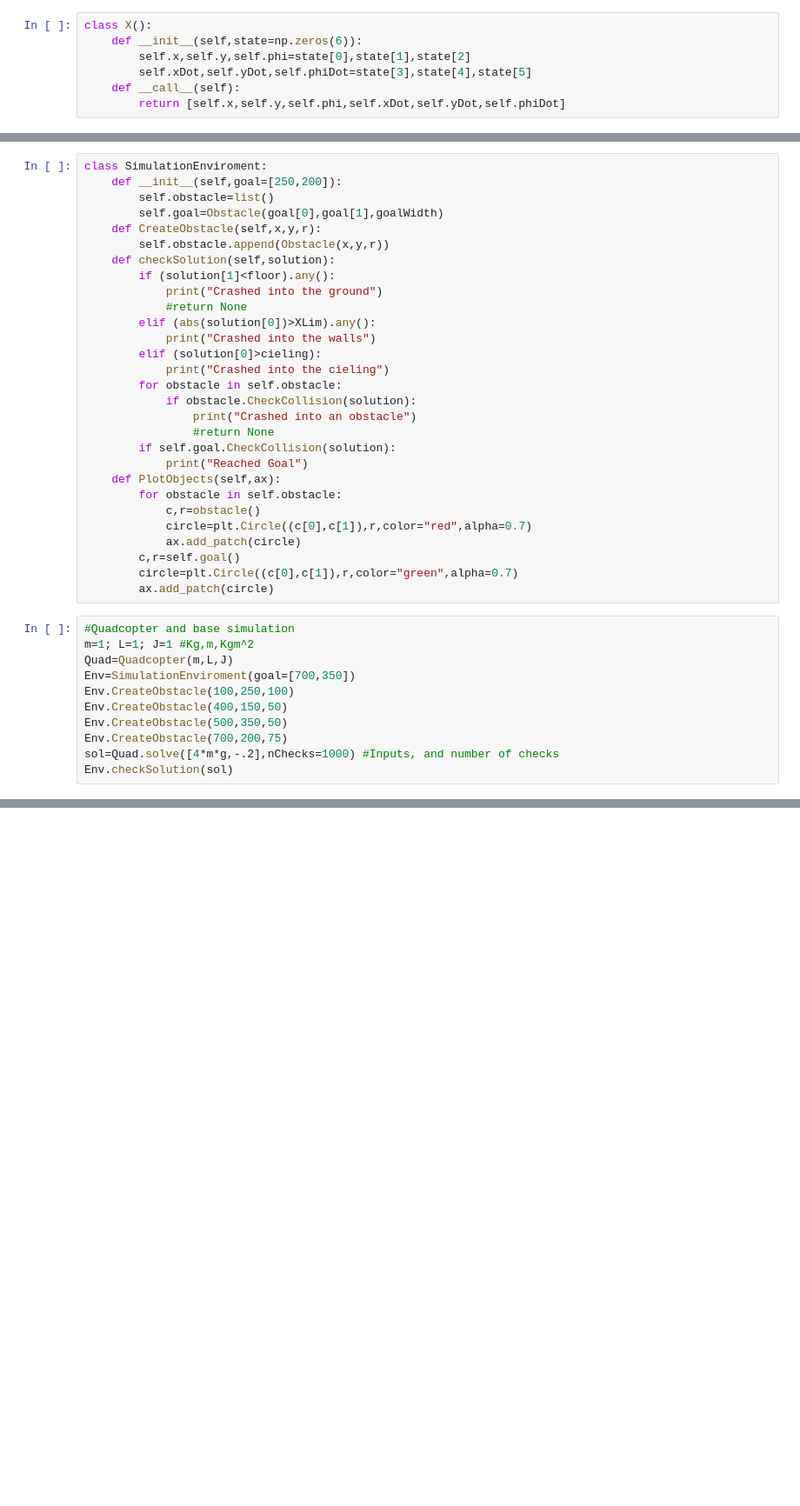
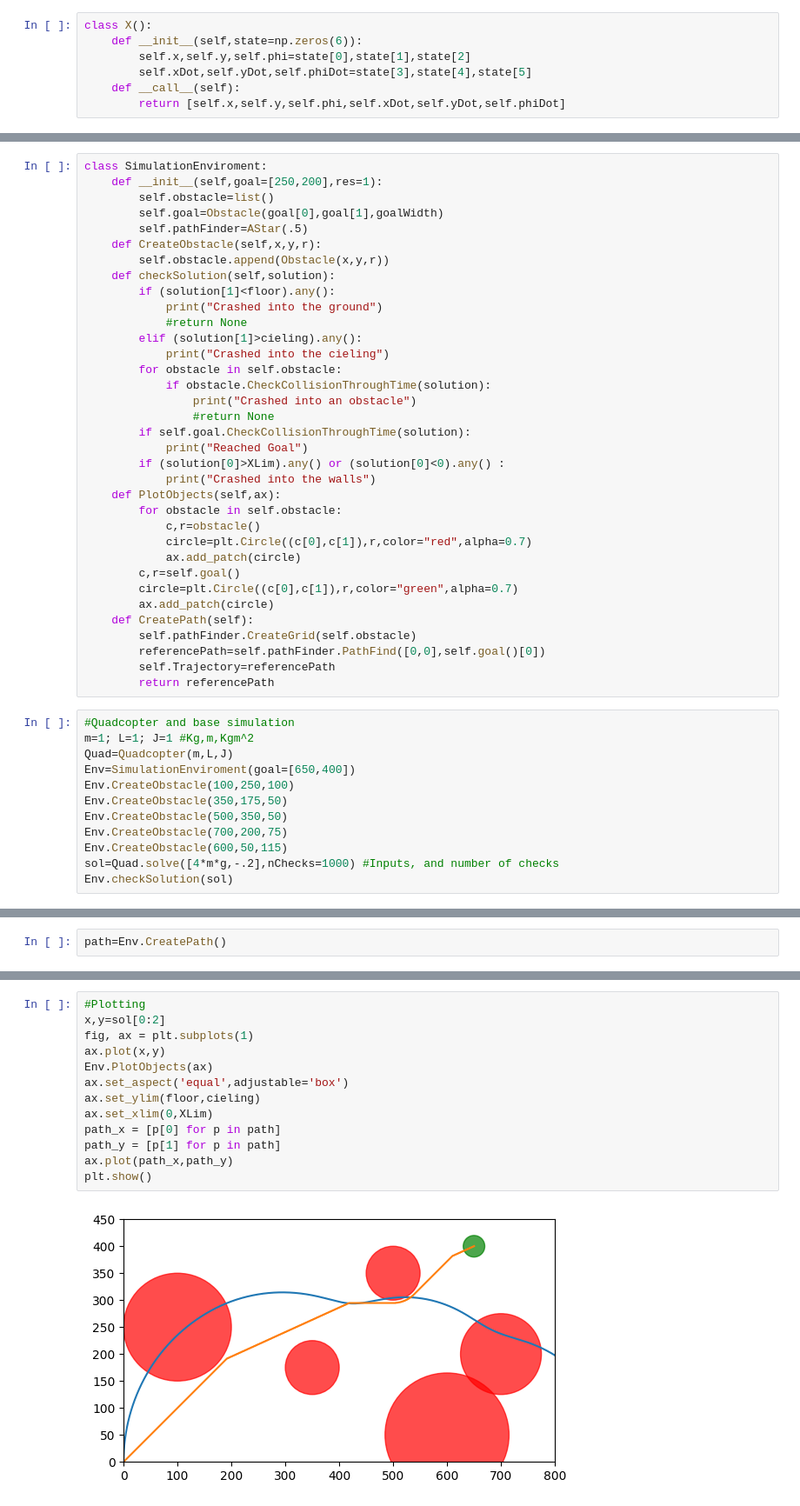
Before and after one commit to ToukoNia/Provable-Safe-RL-for-Planar-Quadcopter, a Jupyter notebook: Simulation Enviroment/Full Simulation Enviroment.ipynb, the cells around one changed output, grey strips where cells are left out. Shown: that part at 87% size. Cells and saved outputs as stored; diff of their text form; blank space fills up the shorter version.

```diff
--- a/Simulation Enviroment/Full Simulation Enviroment.ipynb
+++ b/Simulation Enviroment/Full Simulation Enviroment.ipynb
@@ -62,24 +216,25 @@ class Quadcopter:
 # %%
 class SimulationEnviroment:
-    def __init__(self,goal=[250,200]):
+    def __init__(self,goal=[250,200],res=1):
         self.obstacle=list()
         self.goal=Obstacle(goal[0],goal[1],goalWidth)
+        self.pathFinder=AStar(.5)
     def CreateObstacle(self,x,y,r):
         self.obstacle.append(Obstacle(x,y,r))
     def checkSolution(self,solution):
         if (solution[1]<floor).any():
             print("Crashed into the ground")
             #return None
-        elif (abs(solution[0])>XLim).any():
-            print("Crashed into the walls")
-        elif (solution[0]>cieling):
+        elif (solution[1]>cieling).any():
             print("Crashed into the cieling")
         for obstacle in self.obstacle:
-            if obstacle.CheckCollision(solution):
+            if obstacle.CheckCollisionThroughTime(solution):
                 print("Crashed into an obstacle")
                 #return None
-        if self.goal.CheckCollision(solution):
+        if self.goal.CheckCollisionThroughTime(solution):
             print("Reached Goal")
+        if (solution[0]>XLim).any() or (solution[0]<0).any() :
+            print("Crashed into the walls")
     def PlotObjects(self,ax):
         for obstacle in self.obstacle:
             c,r=obstacle()
@@ -88,15 +243,21 @@ class SimulationEnviroment:
         c,r=self.goal()
         circle=plt.Circle((c[0],c[1]),r,color="green",alpha=0.7)
         ax.add_patch(circle)
+    def CreatePath(self):
+        self.pathFinder.CreateGrid(self.obstacle)
+        referencePath=self.pathFinder.PathFind([0,0],self.goal()[0])
+        self.Trajectory=referencePath
+        return referencePath
 # %%
 #Quadcopter and base simulation
 m=1; L=1; J=1 #Kg,m,Kgm^2
 Quad=Quadcopter(m,L,J)
-Env=SimulationEnviroment(goal=[700,350])
+Env=SimulationEnviroment(goal=[650,400])
 Env.CreateObstacle(100,250,100)
-Env.CreateObstacle(400,150,50)
+Env.CreateObstacle(350,175,50)
 Env.CreateObstacle(500,350,50)
 Env.CreateObstacle(700,200,75)
+Env.CreateObstacle(600,50,115)
 sol=Quad.solve([4*m*g,-.2],nChecks=1000) #Inputs, and number of checks
 Env.checkSolution(sol)
 # %% [output]
@@ -106,0 +268,2 @@ Crashed into an obstacle
+# %%
+path=Env.CreatePath()
@@ -106,0 +291,15 @@ Crashed into an obstacle
+# %%
+#Plotting
+x,y=sol[0:2]
+fig, ax = plt.subplots(1)
+ax.plot(x,y)
+Env.PlotObjects(ax)
+ax.set_aspect('equal',adjustable='box')
+ax.set_ylim(floor,cieling)
+ax.set_xlim(0,XLim)
+path_x = [p[0] for p in path]
+path_y = [p[1] for p in path]
+ax.plot(path_x,path_y)
+plt.show()
+# %% [output]
+[figure, added]
```
Also changed, not shown: parts of 6 cells of this notebook.
